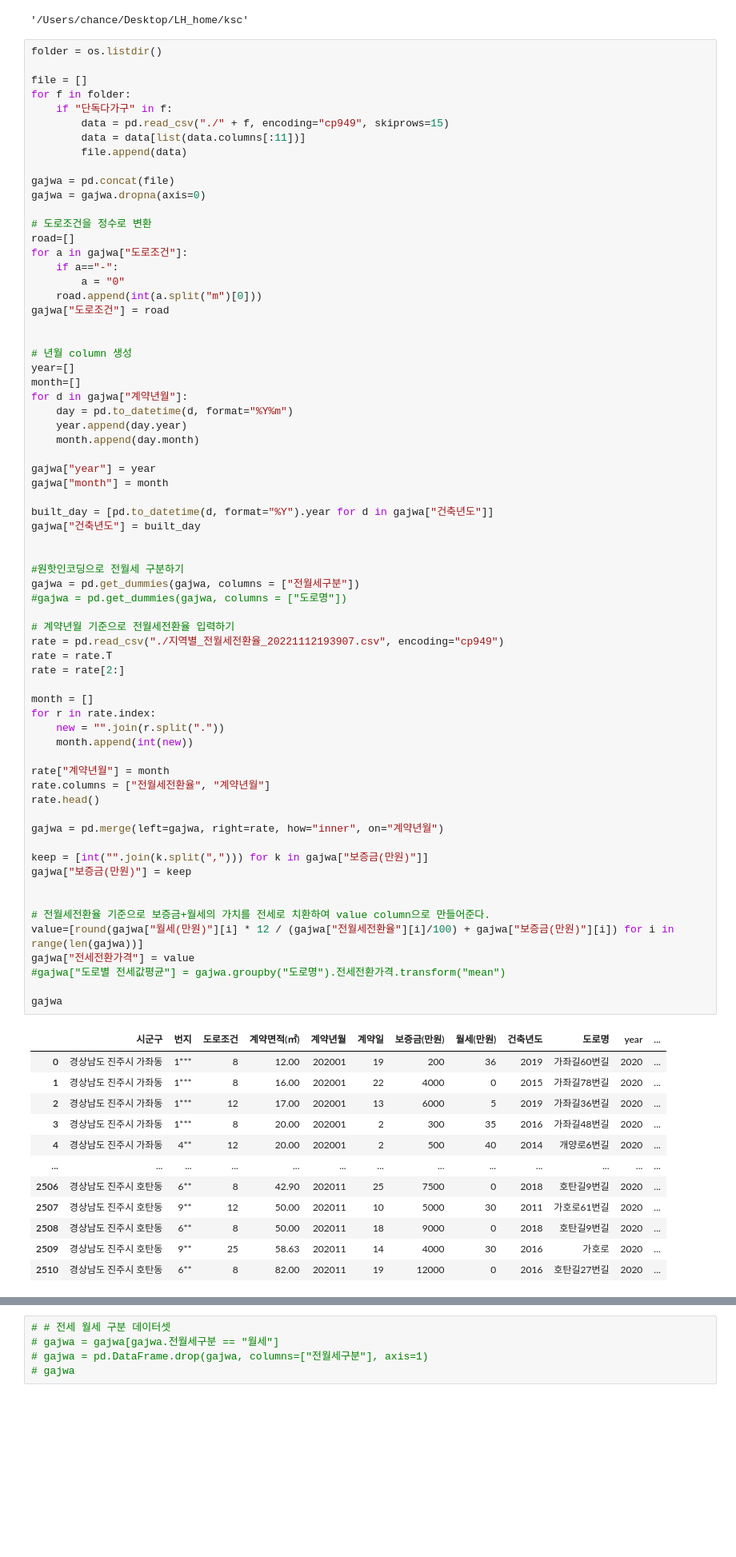
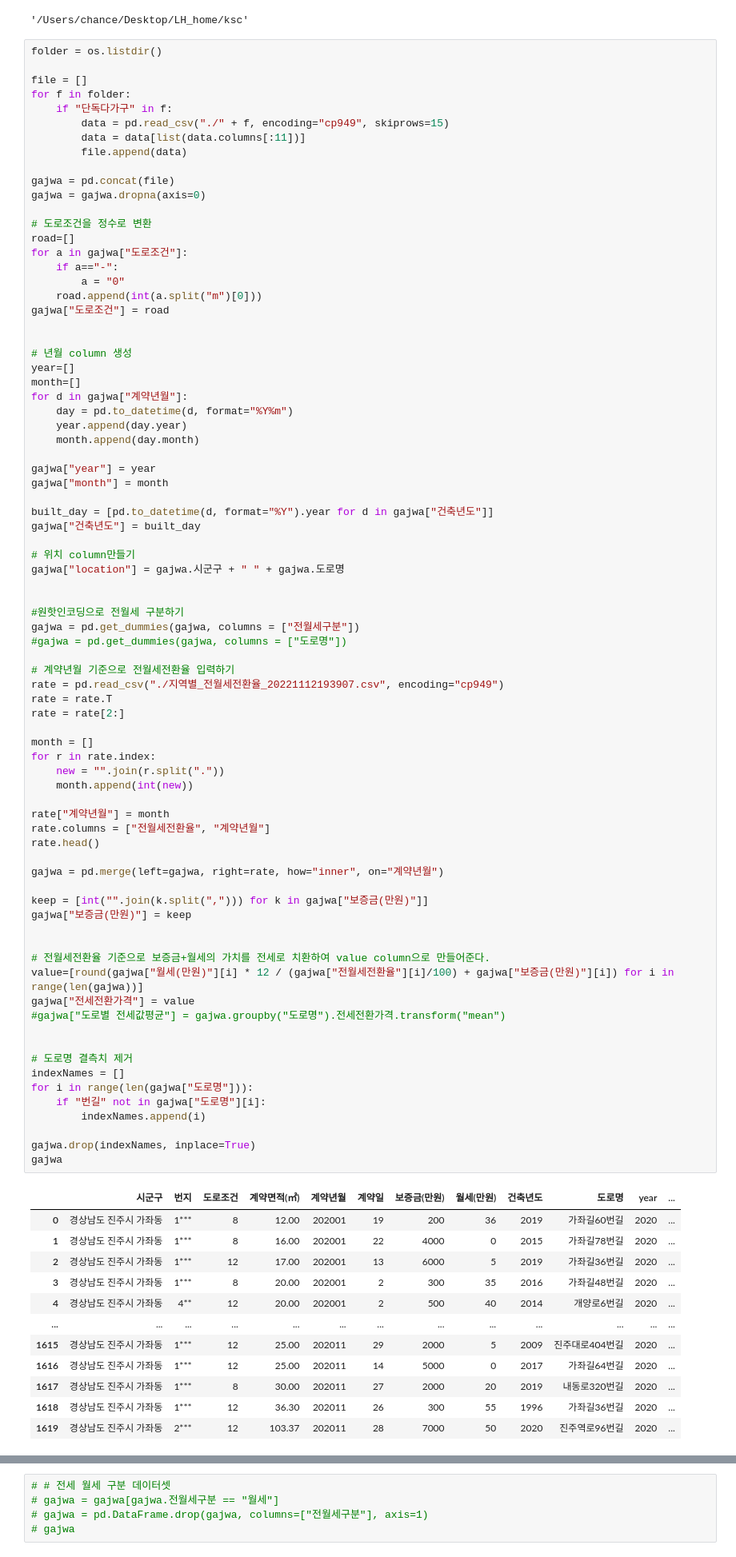
Before and after one commit to ChanceMKR/LH_home, a Jupyter notebook: ksc/lh_home.ipynb, the cells around one changed output, grey strips where cells are left out. Shown at 80% size. Drawn from its saved outputs; the diff is of its cells as text; blank space fills up the shorter version.

```diff
--- a/ksc/lh_home.ipynb
+++ b/ksc/lh_home.ipynb
@@ -48,6 +48,9 @@ gajwa["month"] = month
 built_day = [pd.to_datetime(d, format="%Y").year for d in gajwa["건축년도"]]
 gajwa["건축년도"] = built_day
 
+# 위치 column만들기
+gajwa["location"] = gajwa.시군구 + " " + gajwa.도로명
+
 
 #원핫인코딩으로 전월세 구분하기
 gajwa = pd.get_dummies(gajwa, columns = ["전월세구분"])
@@ -60,35 +63,43 @@ rate = rate[2:]
 
 month = []
 for r in rate.index:
     new = "".join(r.split("."))
     month.append(int(new))
 
 rate["계약년월"] = month
 rate.columns = ["전월세전환율", "계약년월"]
 rate.head()
 
 gajwa = pd.merge(left=gajwa, right=rate, how="inner", on="계약년월")
 
 keep = [int("".join(k.split(","))) for k in gajwa["보증금(만원)"]]
 gajwa["보증금(만원)"] = keep
 
 
 # 전월세전환율 기준으로 보증금+월세의 가치를 전세로 치환하여 value column으로 만들어준다.
 value=[round(gajwa["월세(만원)"][i] * 12 / (gajwa["전월세전환율"][i]/100) + gajwa["보증금(만원)"][i]) for i in range(len(gajwa))]
 gajwa["전세전환가격"] = value
 #gajwa["도로별 전세값평균"] = gajwa.groupby("도로명").전세전환가격.transform("mean")
 
+
+# 도로명 결측치 제거
+indexNames = []
+for i in range(len(gajwa["도로명"])):
+    if "번길" not in gajwa["도로명"][i]:
+        indexNames.append(i)
+
+gajwa.drop(indexNames, inplace=True)
 gajwa
 # %% [output]
 |  | 시군구 | 번지 | 도로조건 | 계약면적(㎡) | 계약년월 | 계약일 | 보증금(만원) | 월세(만원) | 건축년도 | 도로명 | year | ... |
 | 0 | 경상남도 진주시 가좌동 | 1*** | 8 | 12.00 | 202001 | 19 | 200 | 36 | 2019 | 가좌길60번길 | 2020 | ... |
 | 1 | 경상남도 진주시 가좌동 | 1*** | 8 | 16.00 | 202001 | 22 | 4000 | 0 | 2015 | 가좌길78번길 | 2020 | ... |
 | 2 | 경상남도 진주시 가좌동 | 1*** | 12 | 17.00 | 202001 | 13 | 6000 | 5 | 2019 | 가좌길36번길 | 2020 | ... |
 | 3 | 경상남도 진주시 가좌동 | 1*** | 8 | 20.00 | 202001 | 2 | 300 | 35 | 2016 | 가좌길48번길 | 2020 | ... |
 | 4 | 경상남도 진주시 가좌동 | 4** | 12 | 20.00 | 202001 | 2 | 500 | 40 | 2014 | 개양로6번길 | 2020 | ... |
 | ... | ... | ... | ... | ... | ... | ... | ... | ... | ... | ... | ... | ... |
-| 2506 | 경상남도 진주시 호탄동 | 6** | 8 | 42.90 | 202011 | 25 | 7500 | 0 | 2018 | 호탄길9번길 | 2020 | ... |
-| 2507 | 경상남도 진주시 호탄동 | 9** | 12 | 50.00 | 202011 | 10 | 5000 | 30 | 2011 | 가호로61번길 | 2020 | ... |
-| 2508 | 경상남도 진주시 호탄동 | 6** | 8 | 50.00 | 202011 | 18 | 9000 | 0 | 2018 | 호탄길9번길 | 2020 | ... |
-| 2509 | 경상남도 진주시 호탄동 | 9** | 25 | 58.63 | 202011 | 14 | 4000 | 30 | 2016 | 가호로 | 2020 | ... |
-| 2510 | 경상남도 진주시 호탄동 | 6** | 8 | 82.00 | 202011 | 19 | 12000 | 0 | 2016 | 호탄길27번길 | 2020 | ... |
+| 1615 | 경상남도 진주시 가좌동 | 1*** | 12 | 25.00 | 202011 | 29 | 2000 | 5 | 2009 | 진주대로404번길 | 2020 | ... |
+| 1616 | 경상남도 진주시 가좌동 | 1*** | 12 | 25.00 | 202011 | 14 | 5000 | 0 | 2017 | 가좌길64번길 | 2020 | ... |
+| 1617 | 경상남도 진주시 가좌동 | 1*** | 8 | 30.00 | 202011 | 27 | 2000 | 20 | 2019 | 내동로320번길 | 2020 | ... |
+| 1618 | 경상남도 진주시 가좌동 | 1*** | 12 | 36.30 | 202011 | 26 | 300 | 55 | 1996 | 가좌길36번길 | 2020 | ... |
+| 1619 | 경상남도 진주시 가좌동 | 2*** | 12 | 103.37 | 202011 | 28 | 7000 | 50 | 2020 | 진주역로96번길 | 2020 | ... |
```
Also changed, not shown: parts of 29 cells of this notebook, 10 other files.
